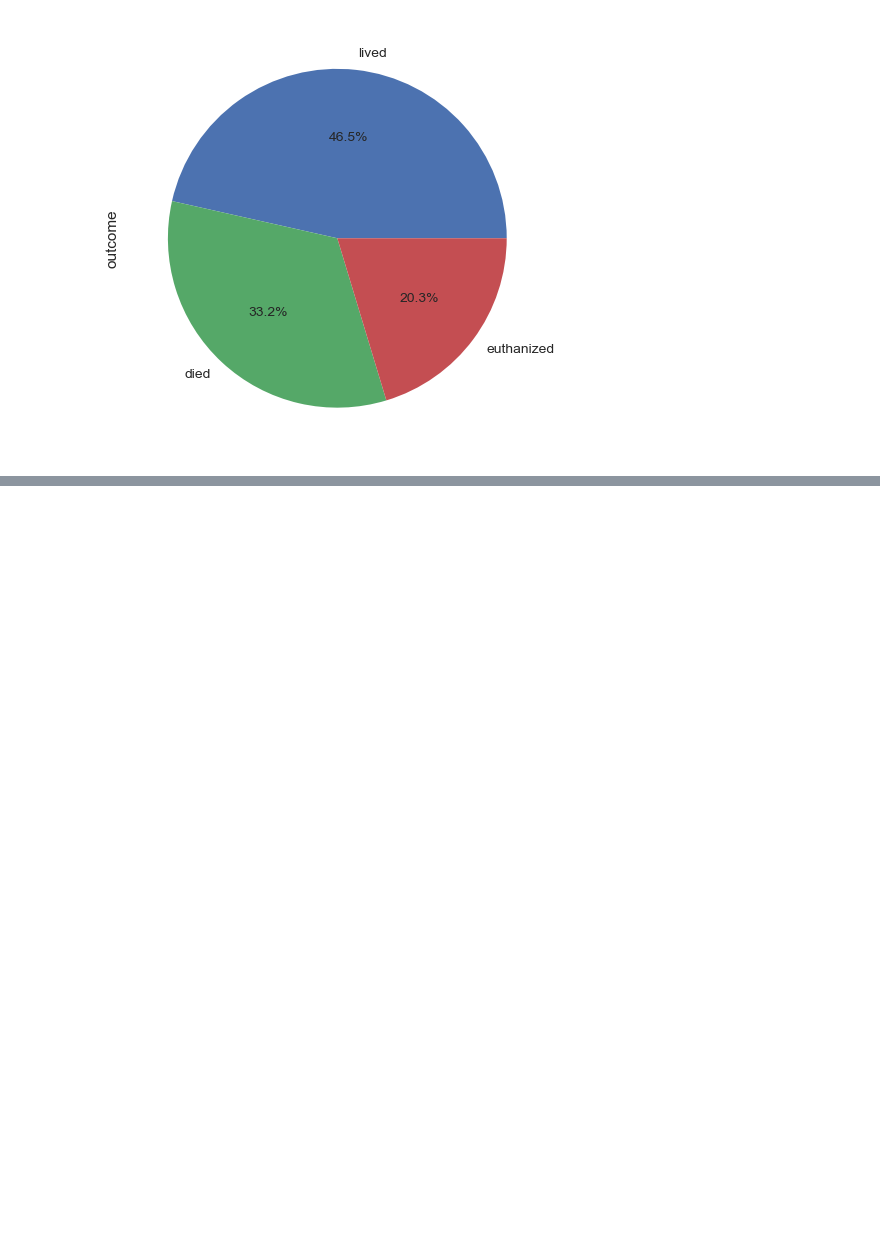
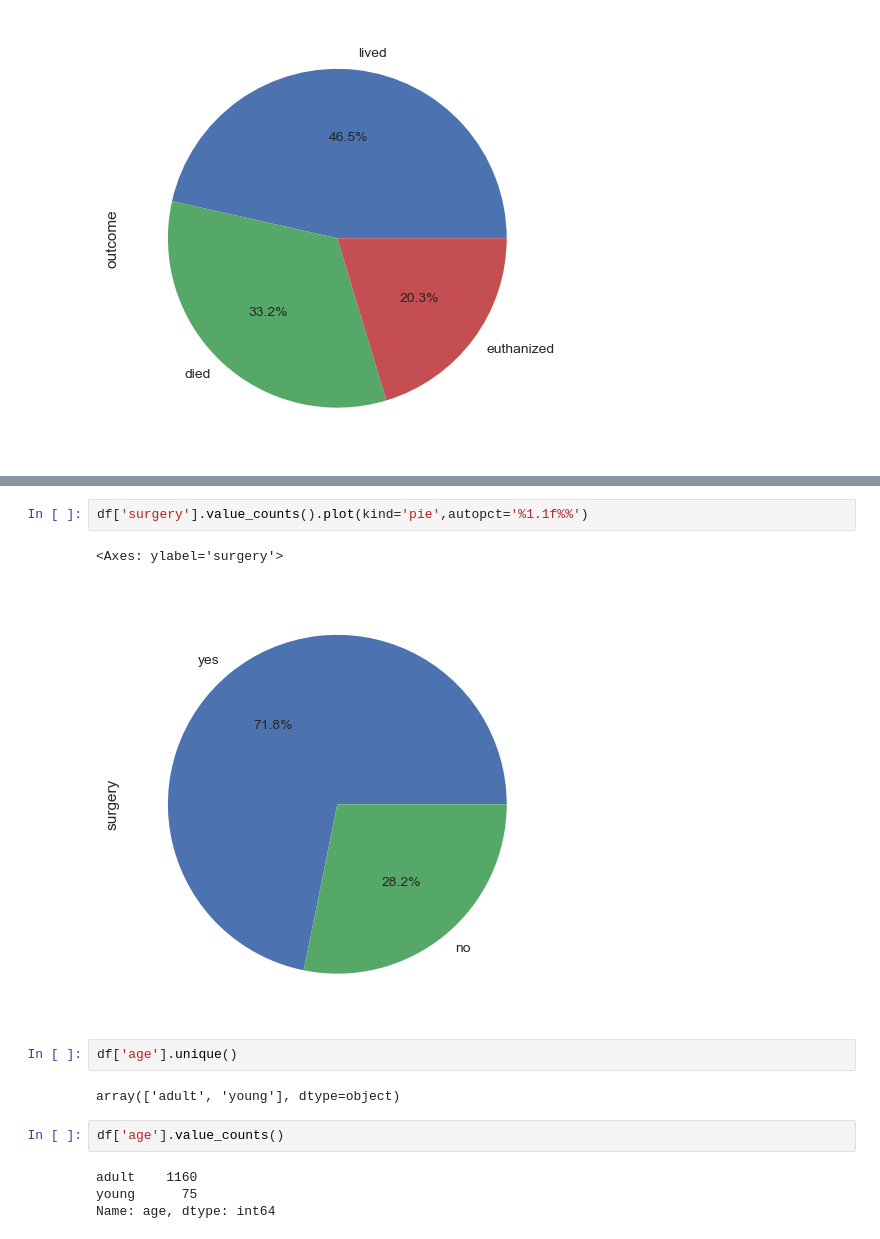
Before and after one commit to abideen-olawuwo/HorsesHealthPrediction, a Jupyter notebook: Horse_Prediction.ipynb, the cells around one changed output, grey strips where cells are left out. Cells and saved outputs as stored; diff of their text form; blank space fills up the shorter version.

```diff
--- a/Horse_Prediction.ipynb
+++ b/Horse_Prediction.ipynb
@@ -159,0 +175,15 @@ df['outcome'].value_counts().plot(kind='pie',autopct='%1.1f%%')
+# %%
+df['surgery'].value_counts().plot(kind='pie',autopct='%1.1f%%')
+# %% [output]
+<Axes: ylabel='surgery'>
+[figure, added]
+# %%
+df['age'].unique()
+# %% [output]
+array(['adult', 'young'], dtype=object)
+# %%
+df['age'].value_counts()
+# %% [output]
+adult    1160
+young      75
+Name: age, dtype: int64
```
Also changed, not shown: parts of 9 cells of this notebook.
